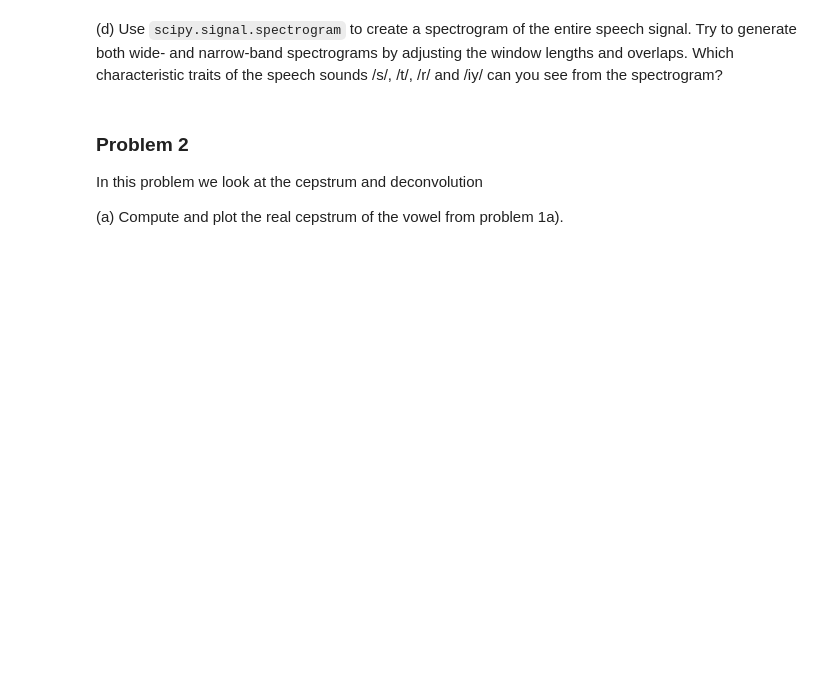
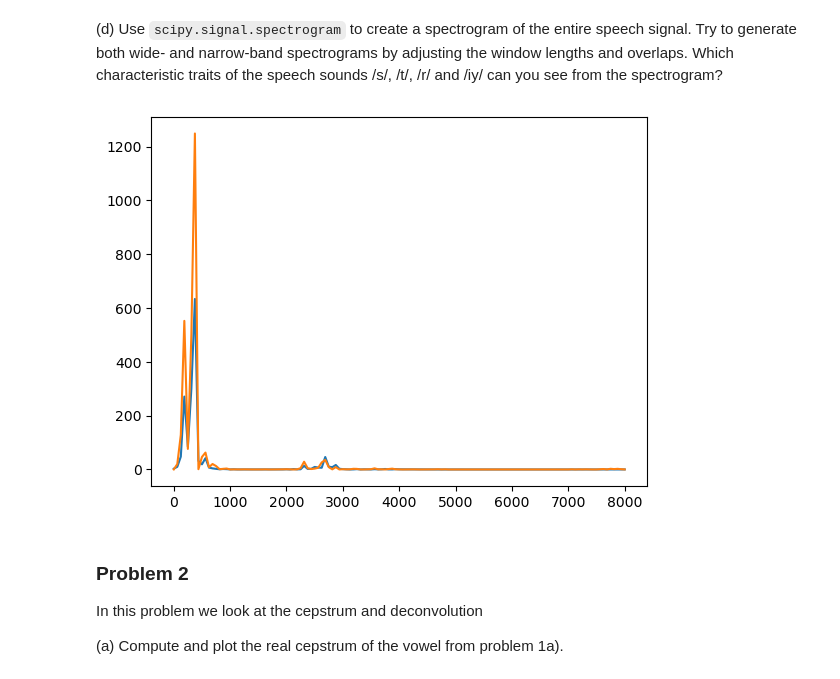
Before and after one commit to martinfsl/TTT4185, a Jupyter notebook: Assignments/Assignment_1/TTT4185_assignment_1.ipynb, the cells around one changed output. Drawn from its saved outputs; the diff is of its cells as text; code cells hidden in the pictures; blank space fills up the shorter version.

```diff
--- a/Assignments/Assignment_1/TTT4185_assignment_1.ipynb
+++ b/Assignments/Assignment_1/TTT4185_assignment_1.ipynb
@@ -150,6 +151,13 @@ In our case, the 8th and 16th order AR-process gives roughly the same spectrum w
 One is not able to estimate the fundamental frequency when using LPC due to the lack of smaller peaks in an interval. Before, the peaks were counted in an interval of 1000 Hz and f0 was estimated based on this. Since we now lack these peaks, we are not able to estimate f0.
 # %% [markdown]
 (d) Use `scipy.signal.spectrogram` to create a spectrogram of the entire speech signal. Try to generate both wide- and narrow-band spectrograms by adjusting the window lengths and overlaps. Which characteristic traits of the speech sounds /s/, /t/, /r/ and /iy/ can you see from the spectrogram?
+# %%
+f, t, Sdata = scipy.signal.spectrogram(dataWindowed, fs = Fs)
+
+plt.plot(f, Sdata)
+plt.show()
+# %% [output]
+[figure, added]
 # %% [markdown]
 ### Problem 2
 In this problem we look at the cepstrum and deconvolution
```
Also changed, not shown: parts of 4 cells of this notebook.
